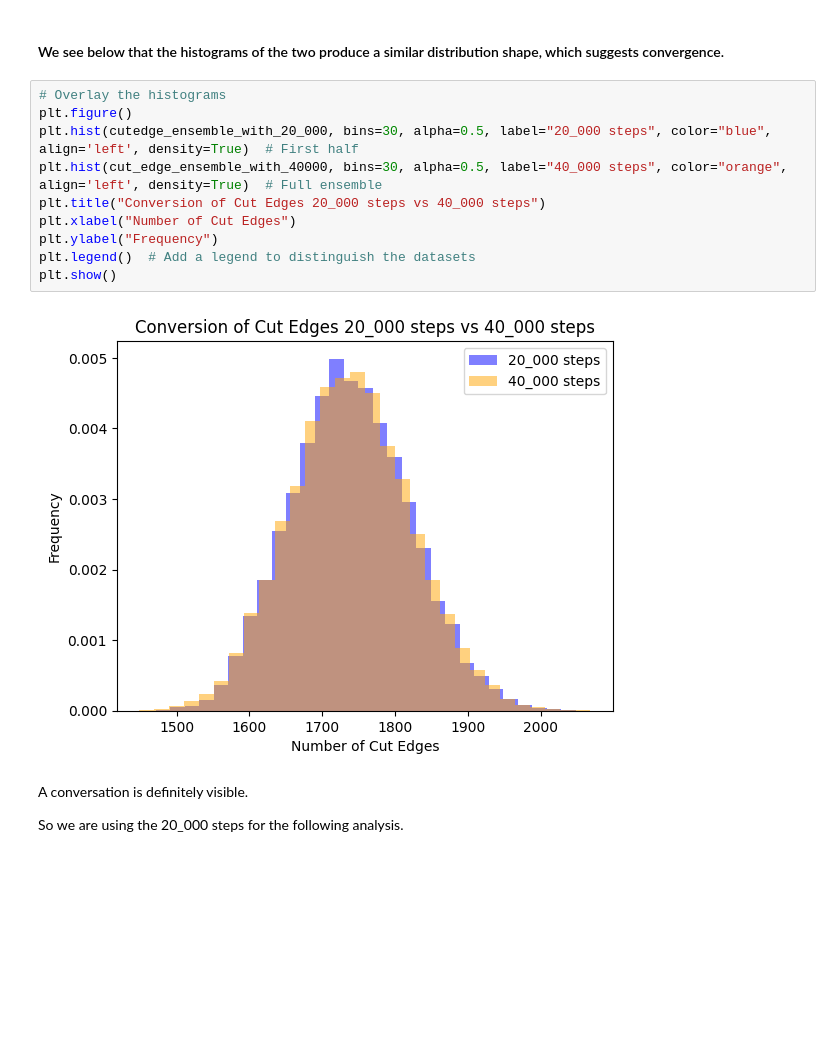
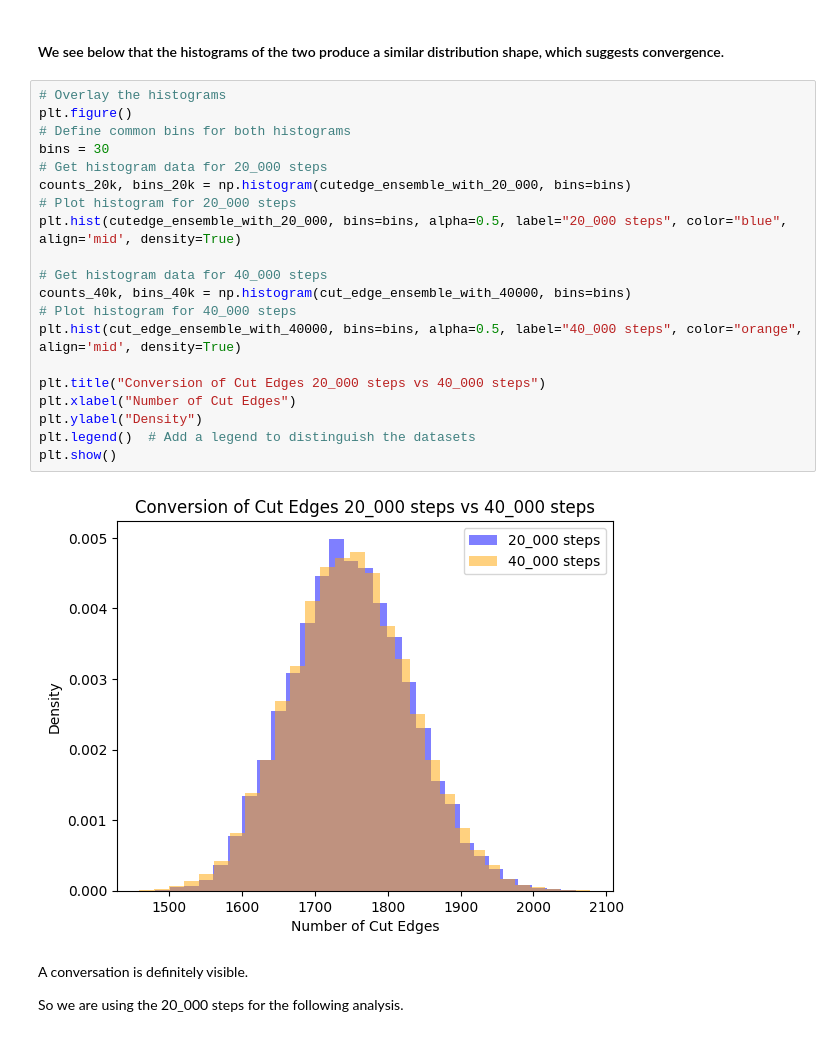
Before and after one commit to tclvanessa/Gerrymandering-Analysis-on-Illinois, a Jupyter notebook: illanois/B_8_IL_plot.ipynb, the cells around one changed output. Saved outputs shown, nothing was run; the diff lists cells and outputs as text; blank space fills up the shorter version.

```diff
--- a/illanois/B_8_IL_plot.ipynb
+++ b/illanois/B_8_IL_plot.ipynb
@@ -82,15 +89,25 @@ plt.show()
 # %%
 # Overlay the histograms
 plt.figure()
-plt.hist(cutedge_ensemble_with_20_000, bins=30, alpha=0.5, label="20_000 steps", color="blue", align='left', density=True)  # First half
-plt.hist(cut_edge_ensemble_with_40000, bins=30, alpha=0.5, label="40_000 steps", color="orange", align='left', density=True)  # Full ensemble
+# Define common bins for both histograms
+bins = 30
+# Get histogram data for 20_000 steps
+counts_20k, bins_20k = np.histogram(cutedge_ensemble_with_20_000, bins=bins)
+# Plot histogram for 20_000 steps
+plt.hist(cutedge_ensemble_with_20_000, bins=bins, alpha=0.5, label="20_000 steps", color="blue", align='mid', density=True)
+
+# Get histogram data for 40_000 steps
+counts_40k, bins_40k = np.histogram(cut_edge_ensemble_with_40000, bins=bins)
+# Plot histogram for 40_000 steps
+plt.hist(cut_edge_ensemble_with_40000, bins=bins, alpha=0.5, label="40_000 steps", color="orange", align='mid', density=True)
+
 plt.title("Conversion of Cut Edges 20_000 steps vs 40_000 steps")
 plt.xlabel("Number of Cut Edges")
-plt.ylabel("Frequency")
+plt.ylabel("Density")
 plt.legend()  # Add a legend to distinguish the datasets
 plt.show()
 # %% [output]
-[figure, old version]
+[figure, new version]
 # %% [markdown]
 A conversation is definitely visible.
 
```
Also changed, not shown: parts of 26 cells of this notebook, 1 other file.
